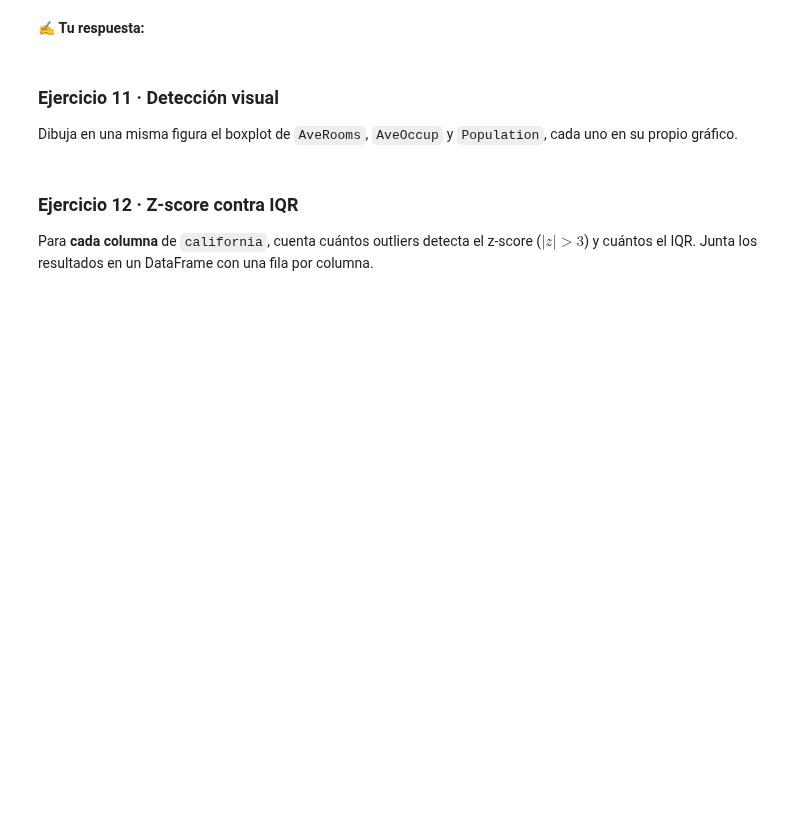
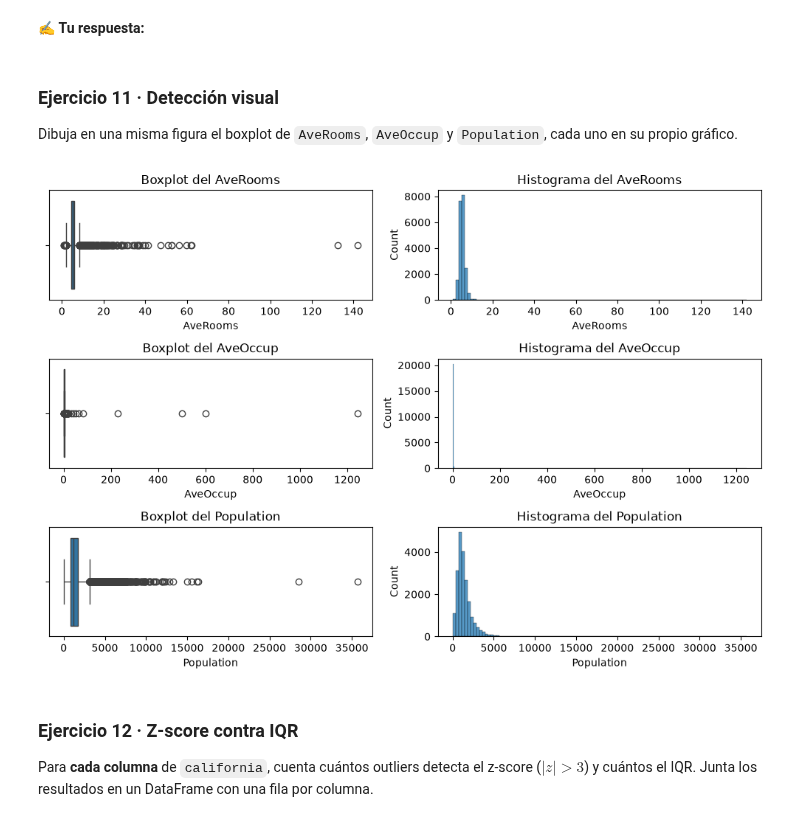
Before and after one commit to Flavs345009/ml-course, a Jupyter notebook: workspace/02_actividad_limpieza_outliers.ipynb, the cells around one changed output. Cells and saved outputs as stored; diff of their text form; code cells hidden in the pictures; blank space fills up the shorter version.

```diff
--- a/workspace/02_actividad_limpieza_outliers.ipynb
+++ b/workspace/02_actividad_limpieza_outliers.ipynb
@@ -428,3 +428,6 @@ El archivo `data/california_housing.csv` viene del censo de California de 1990.
 Carga los datos en `california` y muestra sus estadísticas descriptivas.
 # %%
 # Tu código aquí
+california = pd.read_csv(DATA_DIR/"california_housing.csv")
+california.info()
+california.head()
@@ -438,6 +480,24 @@ Carga los datos en `california` y muestra sus estadísticas descriptivas.
 Dibuja en una misma figura el boxplot de `AveRooms`, `AveOccup` y `Population`, cada uno en su propio gráfico.
 # %%
 # Tu código aquí
+fig1, axes = plt.subplots(3, 2,figsize=(10, 7))
+sns.boxplot(x=california["AveRooms"], ax=axes[0,0])
+axes[0,0].set_title("Boxplot del AveRooms")
+sns.histplot(california["AveRooms"], bins=100, ax=axes[0,1])
+axes[0,1].set_title("Histograma del AveRooms")
+sns.boxplot(x=california["AveOccup"], ax=axes[1,0])
+axes[1,0].set_title("Boxplot del AveOccup")
+sns.histplot(x=california["AveOccup"],ax=axes[1,1])
+axes[1,1].set_title("Histograma del AveOccup")
+sns.boxplot(x=california["Population"], ax=axes[2,0])
+axes[2,0].set_title("Boxplot del Population")
+sns.histplot(x=california["Population"],bins=100,ax=axes[2,1])
+axes[2,1].set_title("Histograma del Population")
+
+plt.tight_layout()
+plt.show()
+# %% [output]
+[figure, added]
 # %% [markdown]
 ### Ejercicio 12 · Z-score contra IQR
 
```
Also changed, not shown: parts of 9 cells of this notebook, 4 other files.
